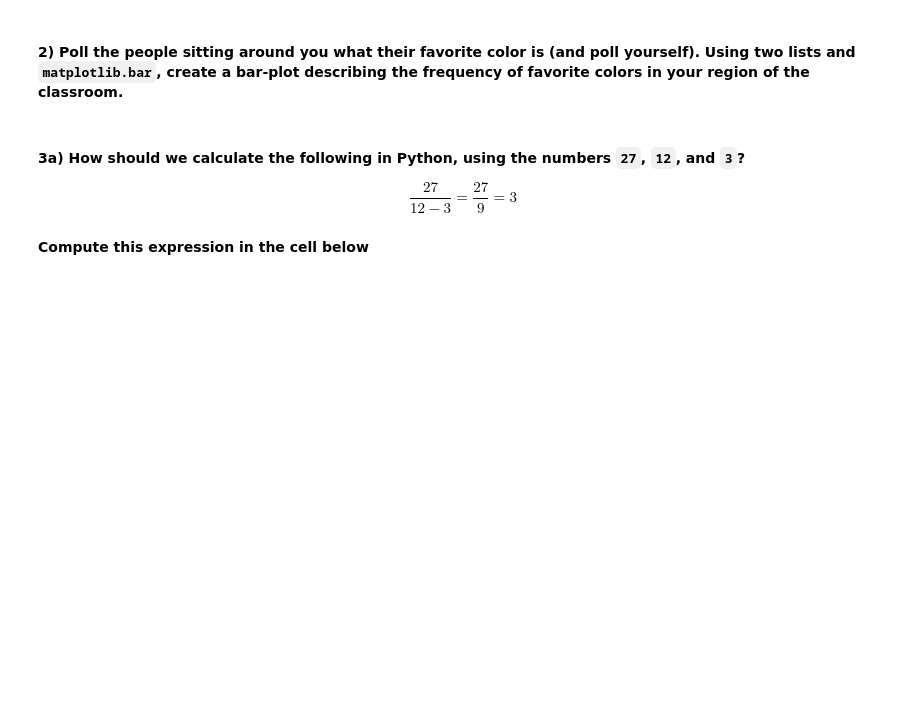
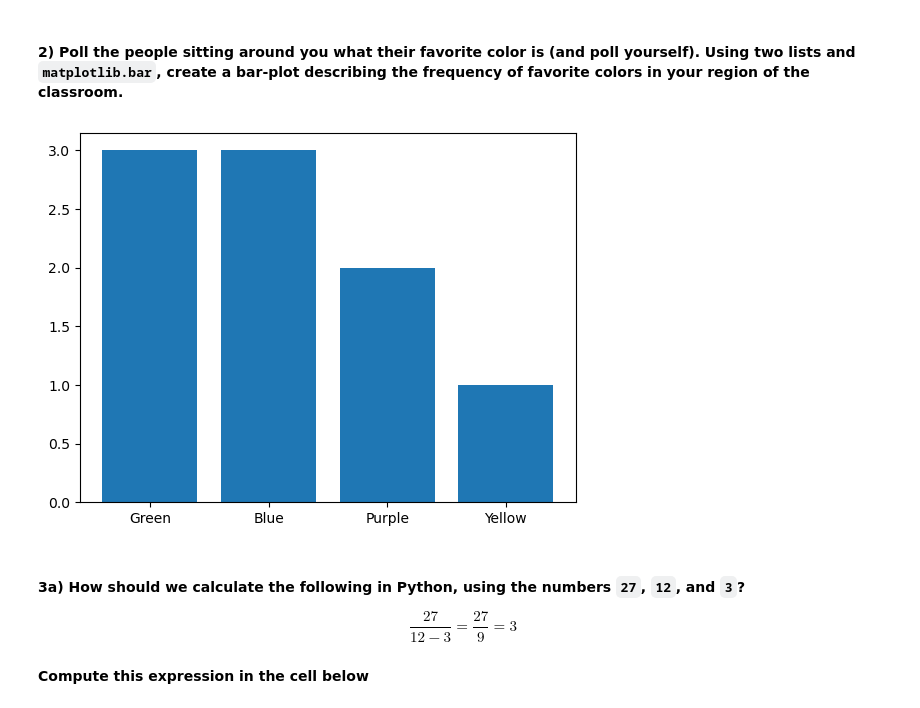
Before and after one commit to cbball-cyber/datasci151spring2026, a Jupyter notebook: lecture_06/my_lecture_06.ipynb, the cells around one changed output. Saved outputs shown, nothing was run; the diff lists cells and outputs as text; code cells hidden in the pictures; blank space fills up the shorter version.

```diff
--- a/lecture_06/my_lecture_06.ipynb
+++ b/lecture_06/my_lecture_06.ipynb
@@ -527,6 +527,12 @@ That's What I Like (Bruno Mars)
 #### **2)** Poll the people sitting around you what their favorite color is (and poll yourself). Using two lists and `matplotlib.bar`, create a bar-plot describing the frequency of favorite colors in your region of the classroom.
 # %%
 # your code here
+color = ["Green", "Blue", "Purple", "Yellow"]
+count = [3, 3, 2, 1]
+plt.bar(x = color, height = count)
+plt.show()
+# %% [output]
+[figure, added]
 # %% [markdown]
 #### **3a)** How should we calculate the following in Python, using the numbers `27`, `12`, and `3`?
 
```
Also changed, not shown: parts of 6 cells of this notebook.
